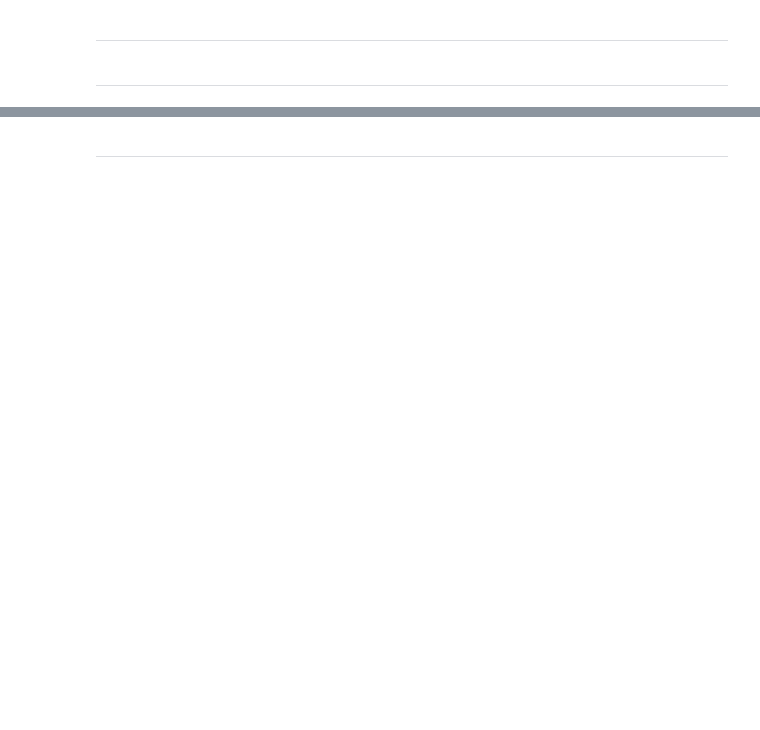
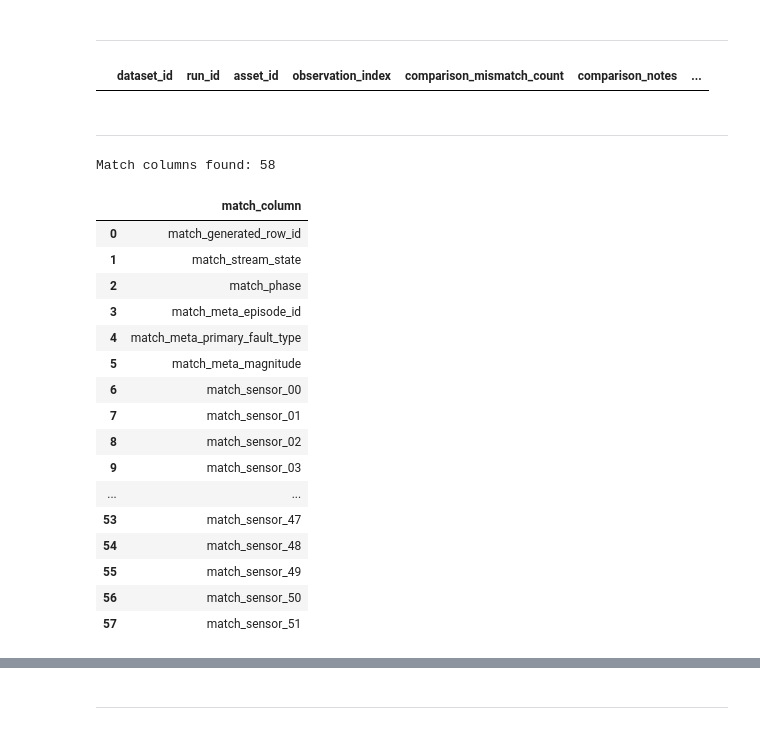
Before and after one commit to DCook-WGU/dcook-wgu-capstone-unified-predictive-maintenance-pipeline, a Jupyter notebook: notebooks/synthetic/synthetic_10_rebuild_comparison.ipynb, the cells around one changed output, grey strips where cells are left out. Cells and saved outputs as stored; diff of their text form; code cells hidden in the pictures; blank space fills up the shorter version.

```diff
--- a/notebooks/synthetic/synthetic_10_rebuild_comparison.ipynb
+++ b/notebooks/synthetic/synthetic_10_rebuild_comparison.ipynb
@@ -112,15 +158,66 @@ mismatch_dataframe = read_sql_dataframe(
         comparison_notes,
         exists_in_original,
         exists_in_rebuilt,
-        rebuilt__rebuild_sensor_count,
-        rebuilt__rebuild_is_complete
+        rebuilt_rebuild_sensor_count,
+        rebuilt_rebuild_is_complete
     FROM "{SCHEMA}"."{TARGET_TABLE_NAME}"
-    WHERE comparison_all_fields_match = FALSE
+    WHERE dataset_id = :dataset_id
+      AND run_id = :run_id
+      AND comparison_all_fields_match = FALSE
     ORDER BY observation_index
     LIMIT 50
     """,
+    params={
+        "dataset_id": DATASET_ID,
+        "run_id": RUN_ID,
+    },
 )
 
 display(mismatch_dataframe)
+# %% [output]
+|  | dataset_id | run_id | asset_id | observation_index | comparison_mismatch_count | comparison_notes | ... |
 # %% [markdown]
 -----
+# %%
+comparison_columns_dataframe = read_sql_dataframe(
+    engine,
+    """
+    SELECT column_name
+    FROM information_schema.columns
+    WHERE table_schema = :schema_name
+      AND table_name = :table_name
+    ORDER BY ordinal_position
+    """,
+    params={
+        "schema_name": SCHEMA,
+        "table_name": TARGET_TABLE_NAME,
+    },
+)
+
+match_columns = [
+    column
+    for column in comparison_columns_dataframe["column_name"].tolist()
+    if column.startswith("match")
+]
+
+print("Match columns found:", len(match_columns))
+display(pd.DataFrame({"match_column": match_columns}).head(100))
+# %% [output]
+Match columns found: 58
+|  | match_column |
+| 0 | match_generated_row_id |
+| 1 | match_stream_state |
+| 2 | match_phase |
+| 3 | match_meta_episode_id |
+| 4 | match_meta_primary_fault_type |
+| 5 | match_meta_magnitude |
+| 6 | match_sensor_00 |
+| 7 | match_sensor_01 |
+| 8 | match_sensor_02 |
+| 9 | match_sensor_03 |
+| ... | ... |
+| 53 | match_sensor_47 |
+| 54 | match_sensor_48 |
+| 55 | match_sensor_49 |
+| 56 | match_sensor_50 |
+| 57 | match_sensor_51 |
```
Also changed, not shown: parts of 11 cells of this notebook, 12 other files.
